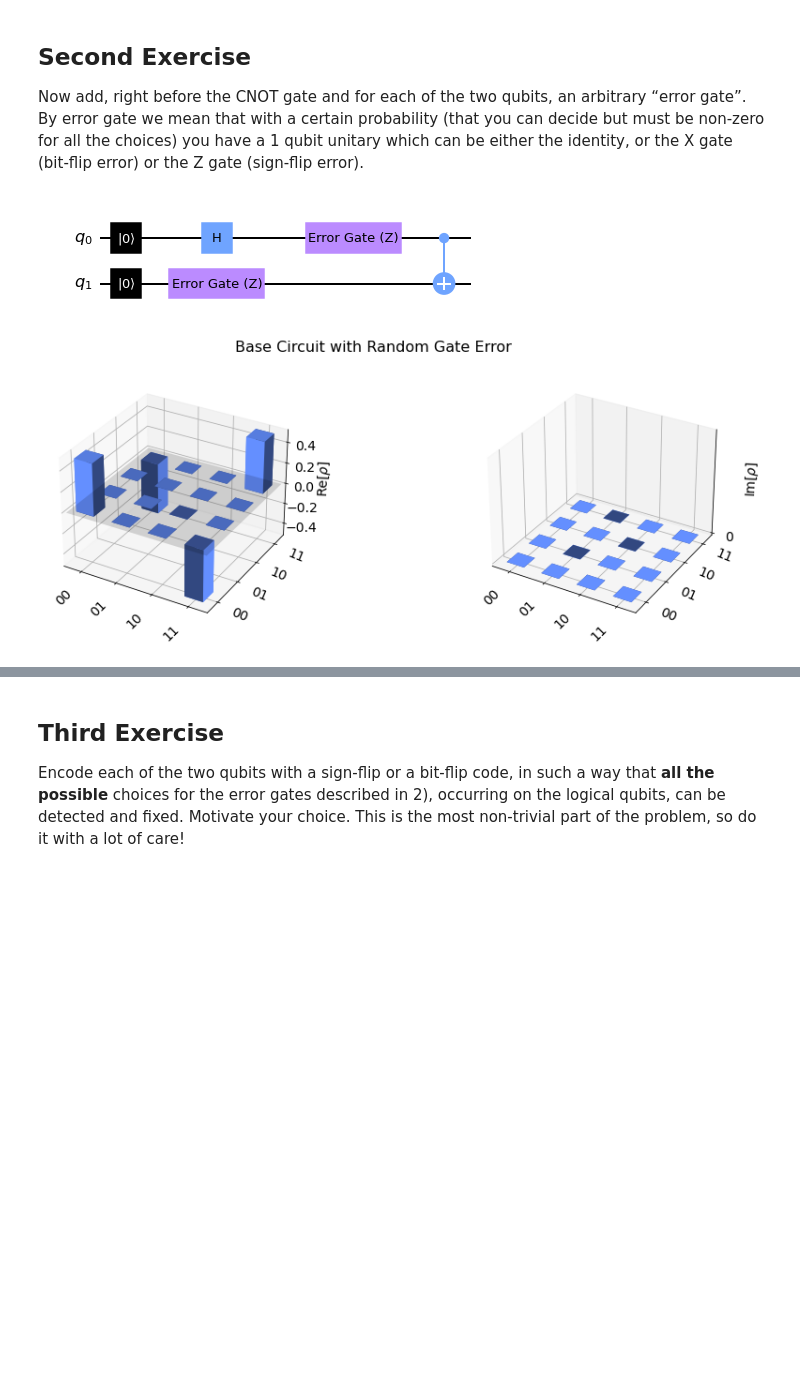
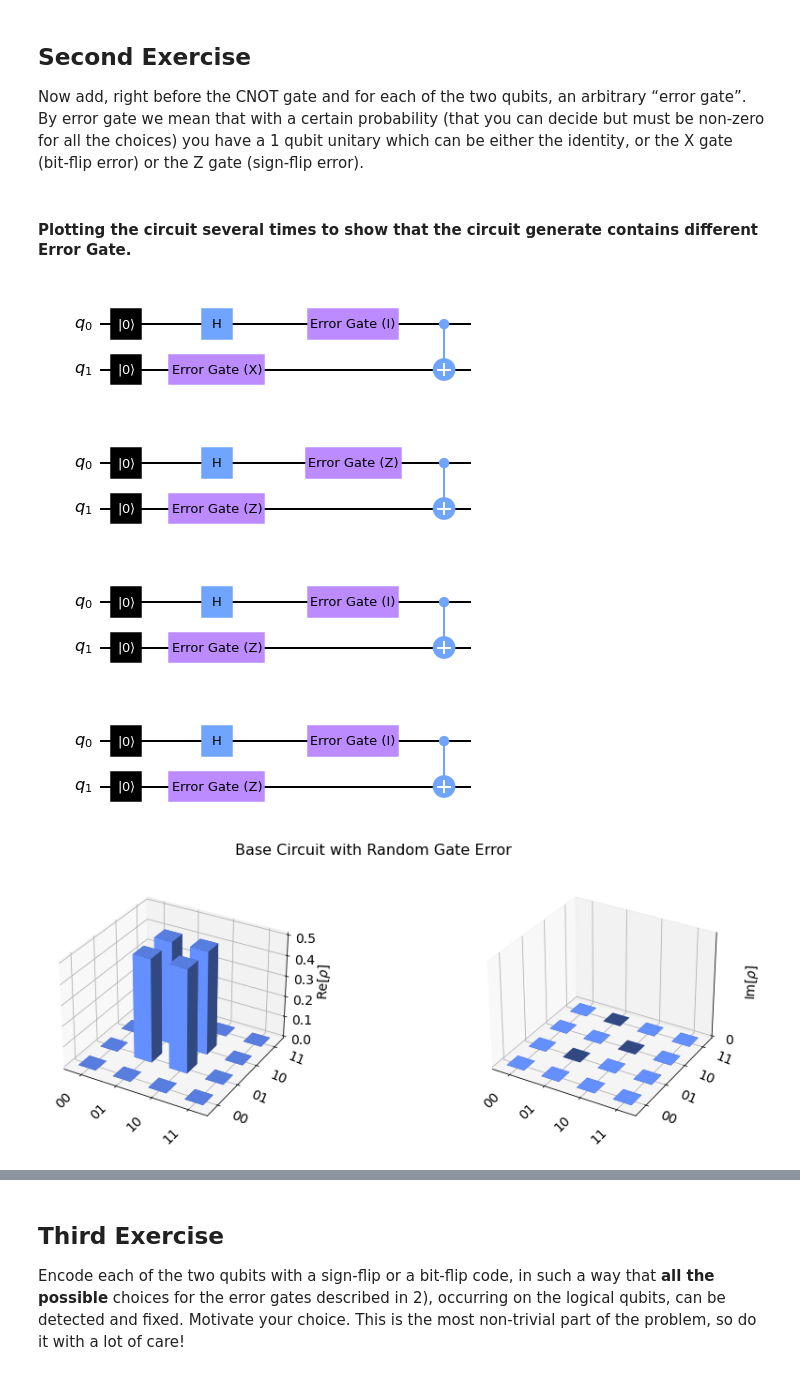
Before and after one commit to iamtxena/qc-mentorship-program, a Jupyter notebook: qosf-error-correction-task.ipynb, the cells around one changed output, grey strips where cells are left out. Drawn from its saved outputs; the diff is of its cells as text; code cells hidden in the pictures; blank space fills up the shorter version.

```diff
--- a/qosf-error-correction-task.ipynb
+++ b/qosf-error-correction-task.ipynb
@@ -107,6 +103,10 @@ def randomErrorGate() -> UnitaryGate:
         return UnitaryGate(ZGate(), label="Error Gate (Z)")
 # %%
 def createBaseCircuitWithErrorGates() -> QuantumCircuit:
+    """ Creates the requested circuit for Exercise 2
+        We put it as a function, so it can be recreated many times with different error gates,
+        as required in Exercise 4.
+    """
     # Create 2 qbits circuit
     qreg_q = QuantumRegister(2, 'q')
     circuit = QuantumCircuit(qreg_q)
@@ -121,18 +121,26 @@ def createBaseCircuitWithErrorGates() -> QuantumCircuit:
     # Add a CX (CNOT) gate on control qubit 0 and target qubit 1
     circuit.cx(0, 1)
     return circuit
+# %% [markdown]
+#### Plotting the circuit several times to show that the circuit generate contains different Error Gate.
 # %%
 # Draw the circuit
 circuitExerciseTwo = createBaseCircuitWithErrorGates()
-circuitExerciseTwo.draw('mpl')
+display(circuitExerciseTwo.draw('mpl'))
+display(createBaseCircuitWithErrorGates().draw('mpl'))
+display(createBaseCircuitWithErrorGates().draw('mpl'))
+display(createBaseCircuitWithErrorGates().draw('mpl'))
 # %% [output]
-[figure, old version]
+[figure, new version]
+[figure, added]
+[figure, added]
+[figure, added]
 # %%
 # Print State Vector from Exercise two circuit: WITH error and previous to measurement
 statevectorExerciseTwo = execute(circuitExerciseTwo, backend=stateVectorSimulator).result().get_statevector(circuitExerciseTwo)
 plot_state_city(statevectorExerciseTwo, title='Base Circuit with Random Gate Error')
 # %% [output]
-[figure, old version]
+[figure, new version]
 # %%
 plot_state_qsphere(Statevector.from_instruction(circuitExerciseTwo))
 # %% [output]
```
Also changed, not shown: parts of 18 cells of this notebook.
